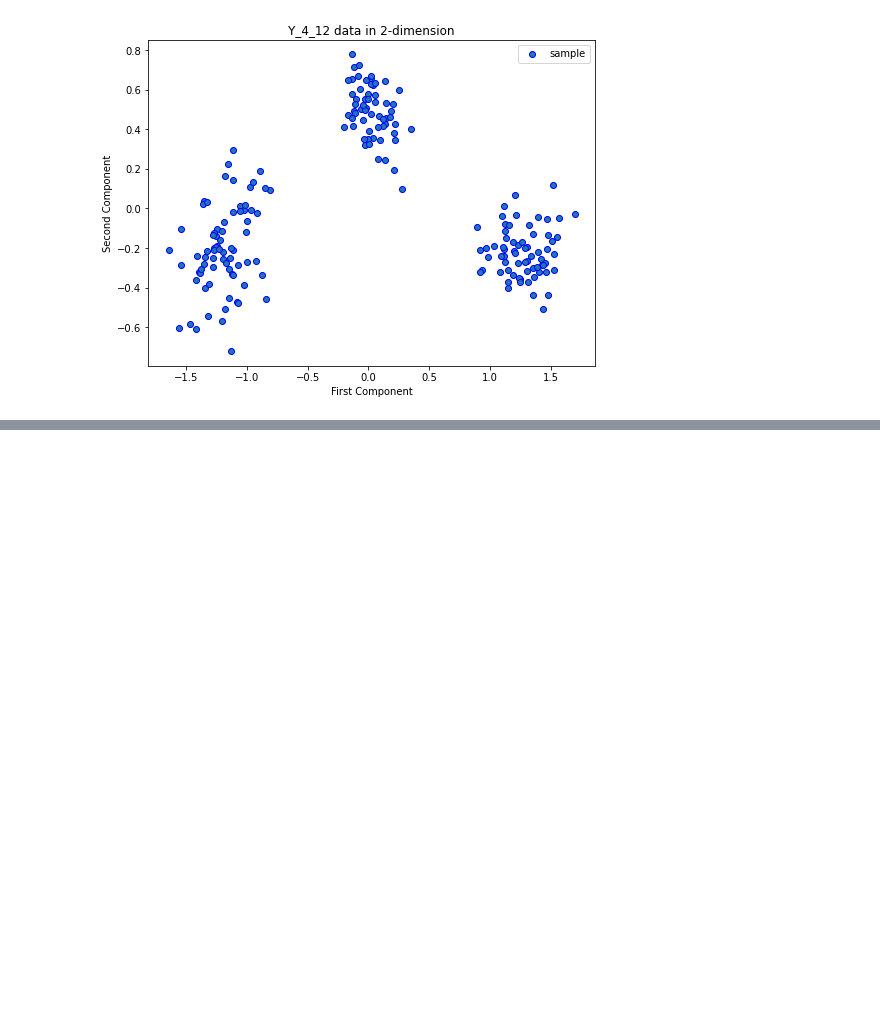
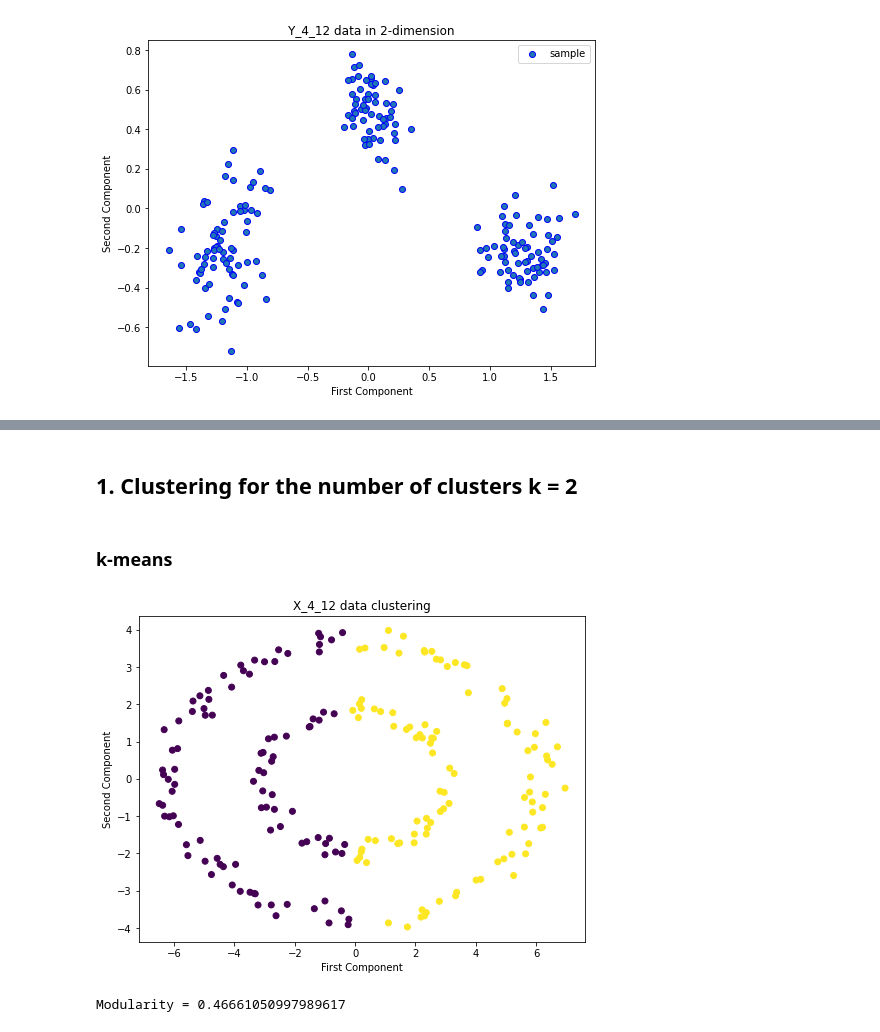
Before and after one commit to HSEDataAnalysis/LAB3, a Jupyter notebook: main.ipynb, the cells around one changed output, grey strips where cells are left out. Drawn from its saved outputs; the diff is of its cells as text; code cells hidden in the pictures; blank space fills up the shorter version.

Commit message:
added some algorithms, modularity function, scree plot

```diff
--- a/main.ipynb
+++ b/main.ipynb
@@ -143,0 +242,2 @@ plt.show()
+# %% [markdown]
+## 1. Clustering for the number of clusters k = 2
@@ -143,0 +251,2 @@ plt.show()
+# %% [markdown]
+### k-means
@@ -143,0 +255,14 @@ plt.show()
+# %%
+k_means_clusters_x = KMeans(n_clusters=2).fit_predict(df_x)
+plt.figure(figsize=(8, 6))
+plt.scatter(res_pca_x[:, 0], res_pca_x[:, 1], c=k_means_clusters_x)
+plt.title("X_4_12 data clustering")
+plt.ylabel('Second Component')
+plt.xlabel('First Component')
+plt.show()
+# %% [output]
+[figure, added]
+# %%
+print('Modularity =', compute_modularity(G_x, k_means_clusters_x))
+# %% [output]
+Modularity = 0.46661050997989617
```
Also changed, not shown: parts of 49 cells of this notebook.
